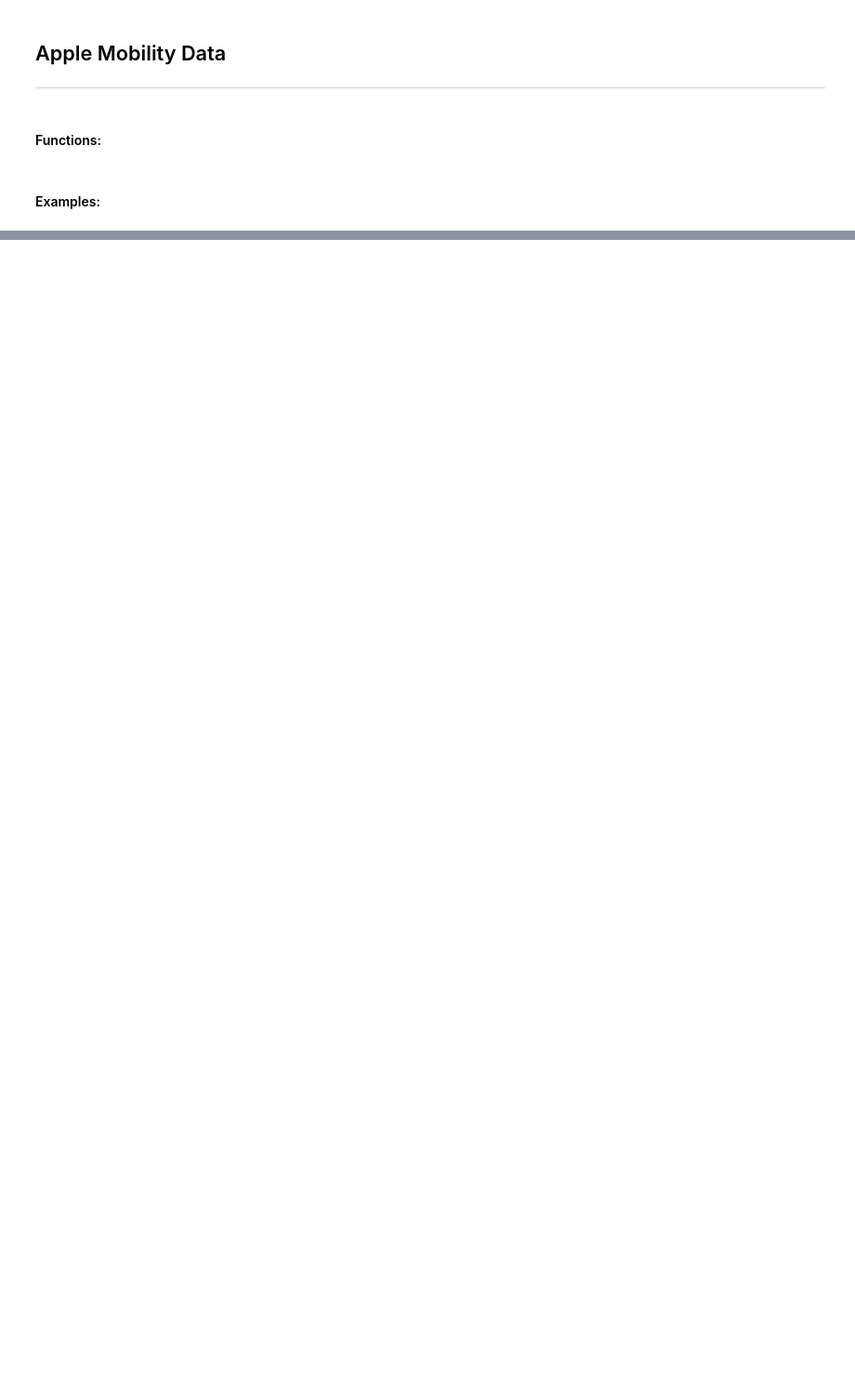
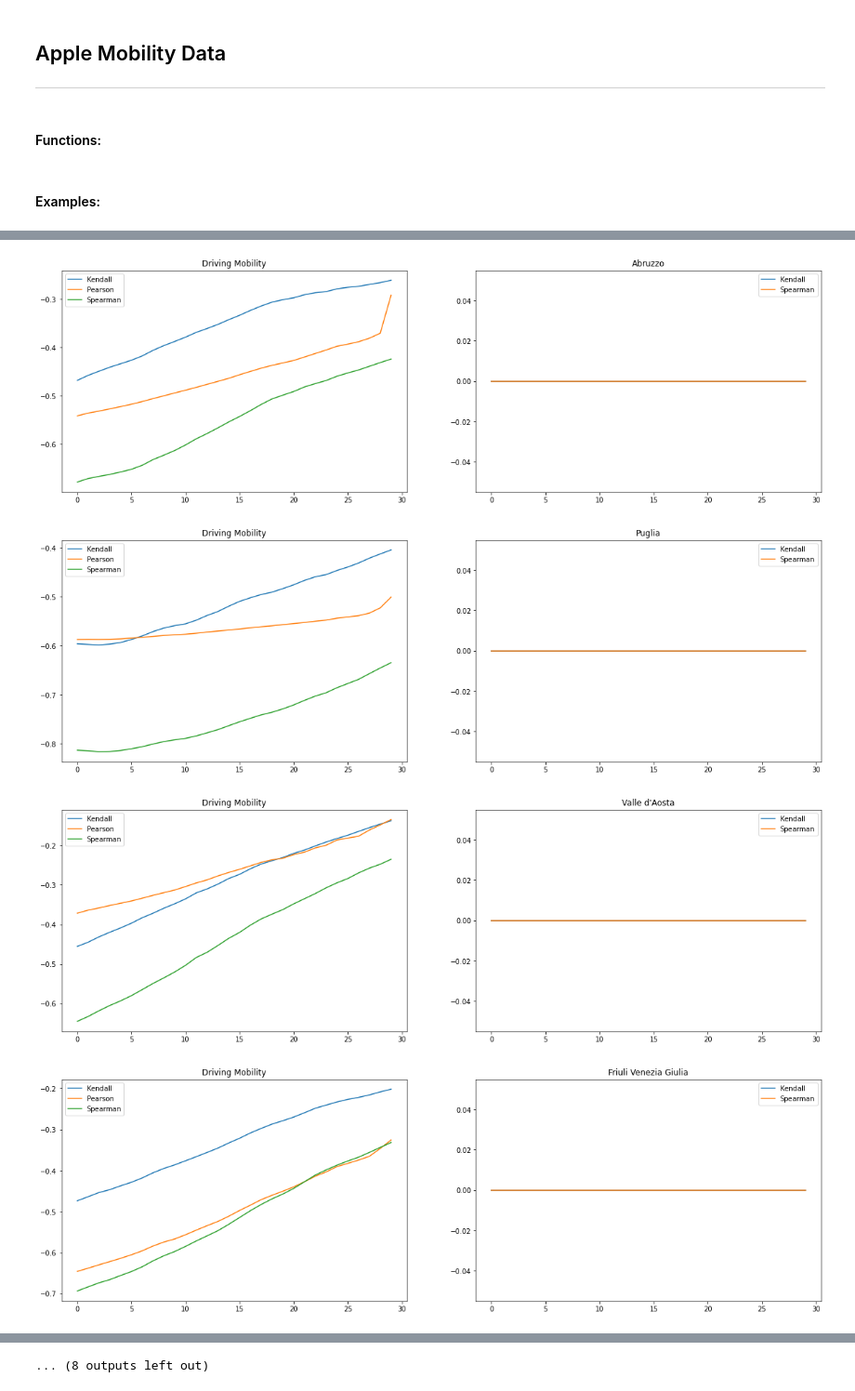
Before and after one commit to RinaldiLuca/Mobility_in_Covid19_Pandemic, a Jupyter notebook: Rinna.ipynb, the cells around one changed output, grey strips where cells are left out. Shown at 93% size. Drawn from its saved outputs; the diff is of its cells as text; code cells hidden in the pictures; blank space fills up the shorter version.

```diff
--- a/Rinna.ipynb
+++ b/Rinna.ipynb
@@ -163,0 +169,8 @@ Created in <span style='font-weight:600;margin-left:4px;'>Deepnote</span></a>
+# %%
+# To run just the first time
+#save_prot_civ()
+df_pc, dates_str_pc = load_prot_civ()
+region_list_pc = np.unique(df_pc["denominazione_regione"].values)
+dates_datetime_pc = [datetime.datetime.strptime(date, "%Y-%m-%d").date() for date in dates_str_pc]
+df_pc.head()
+#dates_datetime_pc
@@ -163,0 +192,49 @@ Created in <span style='font-weight:600;margin-left:4px;'>Deepnote</span></a>
+# %%
+region_sorted_pc = ["Abruzzo", "Puglia", "Valle d'Aosta", "Friuli Venezia Giulia",
+                    "Sardegna", "Trentino alto adige", "Basilicata", "Calabria",
+                    "Campania", "Emilia-Romagna", "Lazio", "Liguria", "Lombardia",
+                    "Marche", "Molise", "Piemonte", "Sicilia", "Toscana", "Umbria", "Veneto"]
+# %%
+t_start = "2020-10-01"
+t_final = "2021-12-01"
+lags = np.arange(30)
+x_window_slice, x_window_mask = from_to(dates_str_amd, t_start, t_final)
+y_window_slice, y_window_mask = from_to(dates_str_pc,  t_start, t_final)
+driving_spearman = np.zeros((len(lags)))
+driving_pearson = np.zeros((len(lags)))
+walking_spearman = np.zeros((len(lags)))
+driving_kendall  = np.zeros((len(lags)))
+walking_kendall  = np.zeros((len(lags)))
+
+for kk, region_amd in enumerate(region_list_amd):
+
+    x = applyfilter(df_ita, {"region" : [region_amd]}).iloc[:, x_window_mask+2].values
+    for ii,lag in enumerate(lags):
+        y = applyfilter(df_pc, {"denominazione_regione" : [region_sorted_pc[kk]]}).iloc[lag+y_window_mask,2].values
+
+        driving_spearman[ii] = ss.spearmanr(x[0], y)[0]
+        driving_pearson[ii] = ss.pearsonr(x[0], y)[0]
+        #walking_spearman[ii] = ss.spearmanr(x[1], y)[0]
+        driving_kendall[ii]  = ss.kendalltau(x[0], y)[0]
+        #walking_kendall[ii]  = ss.kendalltau(x[1], y)[0]
+
+    # Printing
+    fig, ax = plt.subplots(1,2, figsize=[20,6])
+
+    ax[0].plot(lags, driving_kendall,  label="Kendall")
+    ax[0].plot(lags, driving_pearson,  label="Pearson")
+    ax[1].plot(lags, walking_kendall,  label="Kendall")
+    ax[0].plot(lags, driving_spearman, label="Spearman")
+    ax[1].plot(lags, walking_spearman, label="Spearman")
+
+    ax[0].title.set_text("Driving Mobility")
+    ax[1].title.set_text("Walking Mobility")
+    ax[0].legend()
+    ax[1].legend()
+    plt.title(region_sorted_pc[kk])
+    plt.show()
+# %% [output]
+[figure, added]
+[figure, added]
+[figure, added]
+[figure, added]
@@ -163,0 +249 @@ Created in <span style='font-weight:600;margin-left:4px;'>Deepnote</span></a>
+... (8 outputs left out)
```
Also changed, not shown: parts of 21 cells of this notebook, 1 other file.
